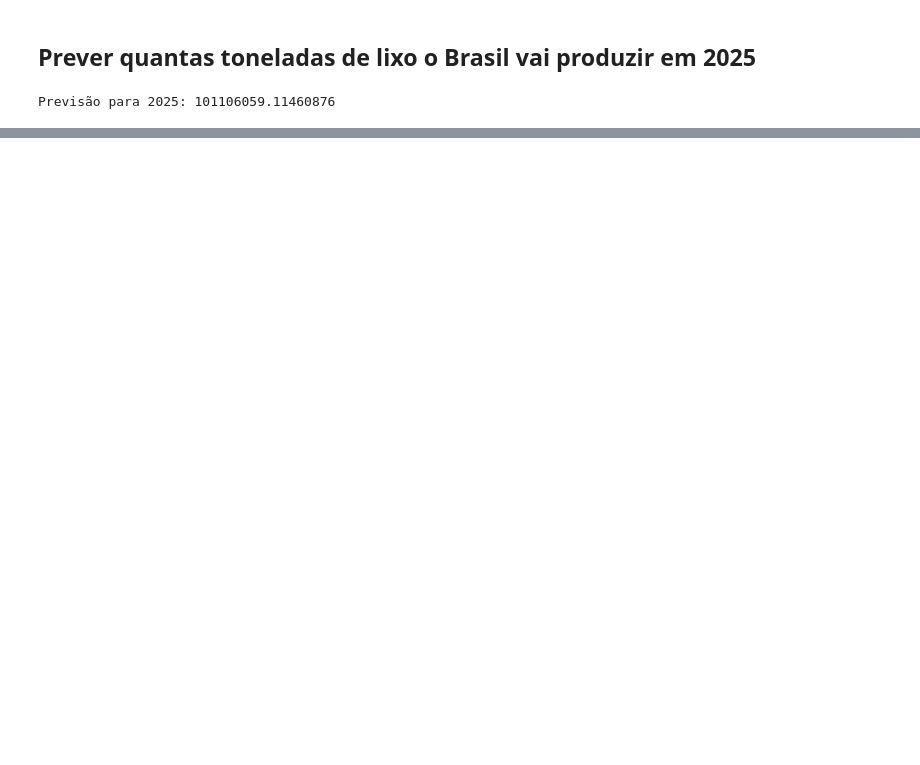
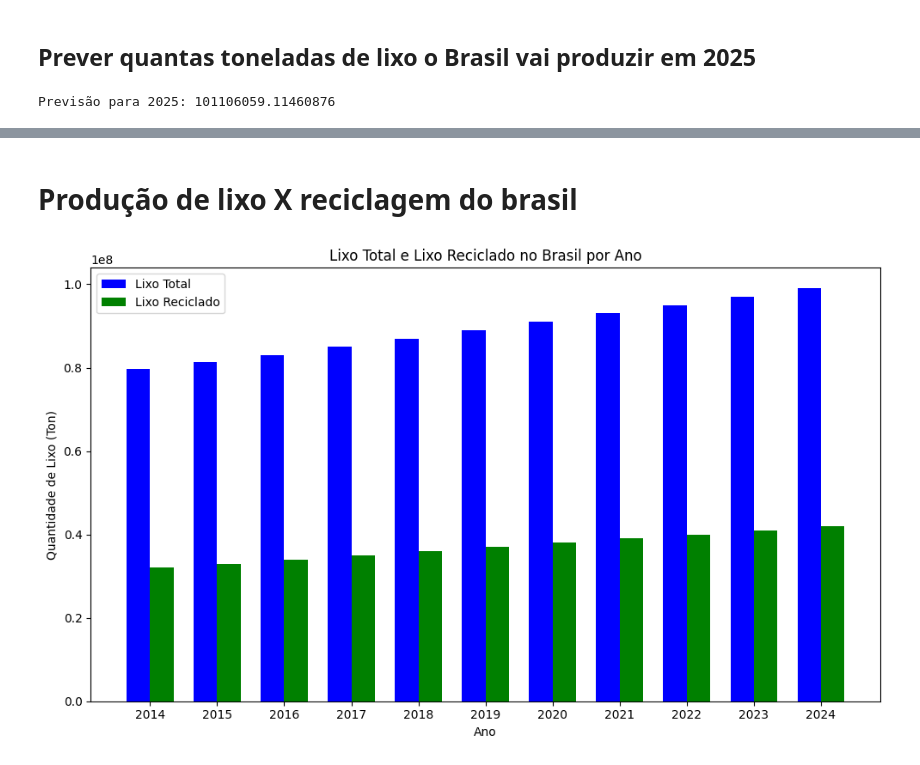
Before and after one commit to rafaelflorentino/Python, a Jupyter notebook: IA/Projeto_lixo/Projeto_lixo.ipynb, the cells around one changed output, grey strips where cells are left out. Drawn from its saved outputs; the diff is of its cells as text; code cells hidden in the pictures; blank space fills up the shorter version.

Commit message:
graficos de lihas e barras

```diff
--- a/IA/Projeto_lixo/Projeto_lixo.ipynb
+++ b/IA/Projeto_lixo/Projeto_lixo.ipynb
@@ -66,0 +135,33 @@ Previsão para 2025: 101106059.11460876
+# %% [markdown]
+# Produção de lixo X reciclagem do brasil
+# %%
+
+# Filtrar os dados apenas para o Brasil
+df_brasil = df[df["País"] == "Brasil"]
+
+# Obter os anos, total de lixo produzido e total de lixo reciclado
+anos = df_brasil["Ano"]
+lixo_total = df_brasil["Total Lixo (Ton)"]
+lixo_reciclado = df_brasil["Lixo Reciclado (Ton)"]
+
+# Configurar o gráfico de barras
+largura_barra = 0.35  # Largura das barras
+indice_anos = range(len(anos))  # Posições no eixo x para os anos
+
+# Criar o gráfico de barras
+plt.figure(figsize=(10,6))
+plt.bar(indice_anos, lixo_total, width=largura_barra, label='Lixo Total', color='b')
+plt.bar([i + largura_barra for i in indice_anos], lixo_reciclado, width=largura_barra, label='Lixo Reciclado', color='g')
+
+# Configurações do gráfico
+plt.xlabel('Ano')
+plt.ylabel('Quantidade de Lixo (Ton)')
+plt.title('Lixo Total e Lixo Reciclado no Brasil por Ano')
+plt.xticks([i + largura_barra/2 for i in indice_anos], anos)  # Definir os anos no eixo x
+plt.legend()
+
+# Exibir o gráfico
+plt.tight_layout()
+plt.show()
+# %% [output]
+[figure, added]
```
Also changed, not shown: parts of 10 cells of this notebook.
